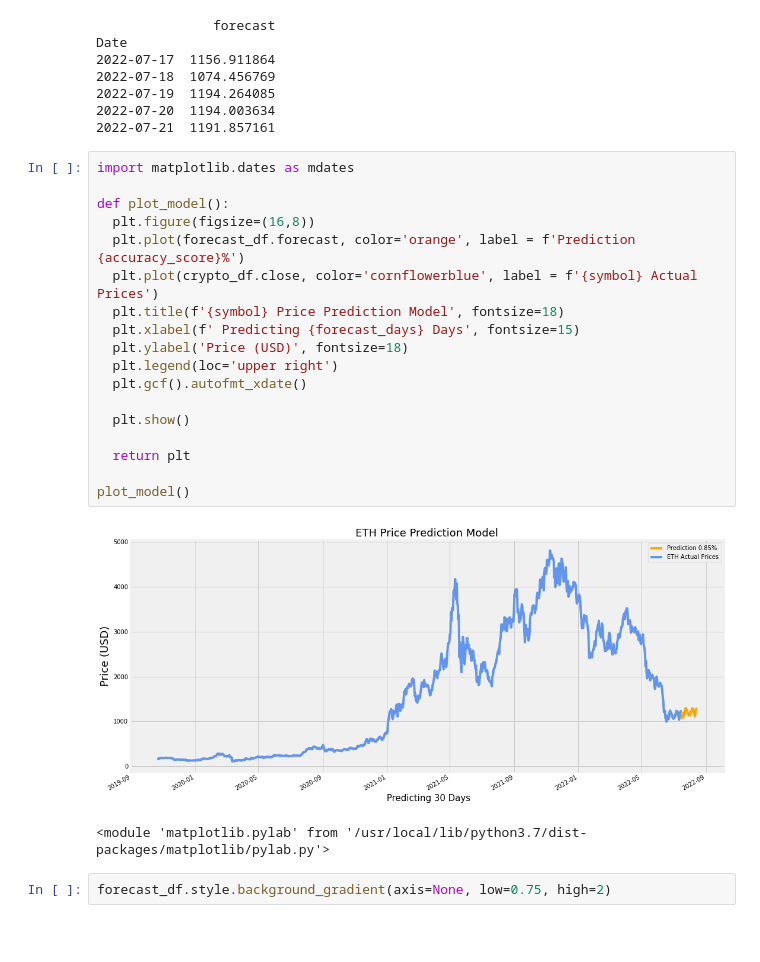
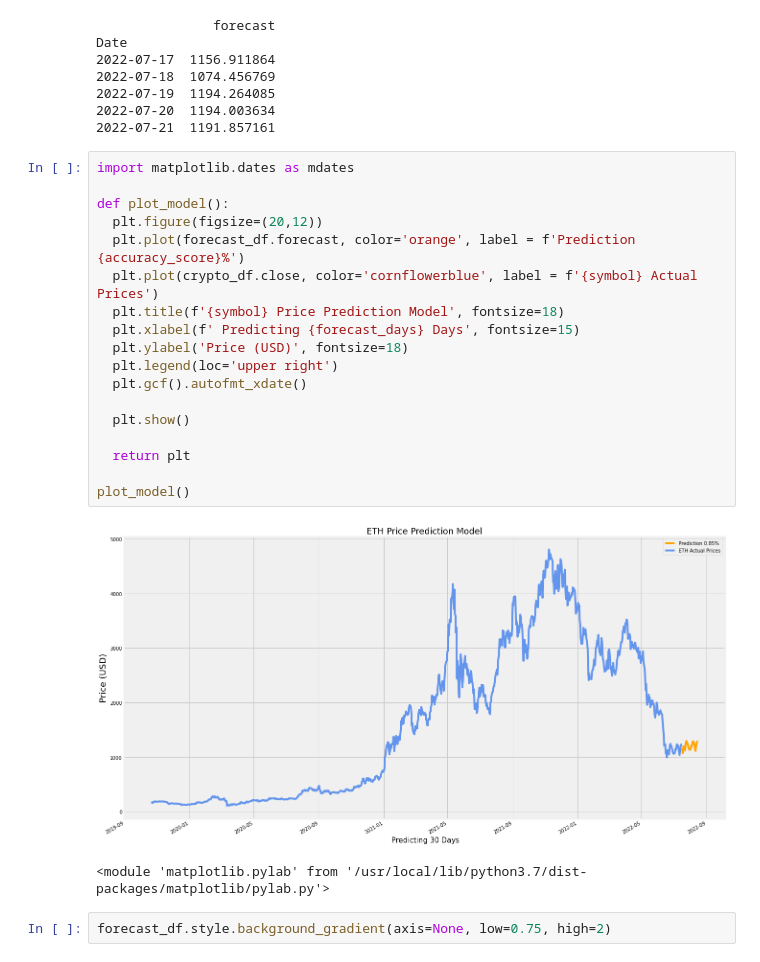
Before and after one commit to rudycav/Digital-Assets-Prediction-Model, a Jupyter notebook: Project/ Crypto_forecast_model.ipynb, the cells around one changed output. Drawn from its saved outputs; the diff is of its cells as text; blank space fills up the shorter version.

```diff
--- a/Project/ Crypto_forecast_model.ipynb
+++ b/Project/ Crypto_forecast_model.ipynb
@@ -186,23 +186,23 @@ Date
 # %%
 import matplotlib.dates as mdates
 
 def plot_model():
-  plt.figure(figsize=(16,8))
+  plt.figure(figsize=(20,12))
   plt.plot(forecast_df.forecast, color='orange', label = f'Prediction {accuracy_score}%')
   plt.plot(crypto_df.close, color='cornflowerblue', label = f'{symbol} Actual Prices')
   plt.title(f'{symbol} Price Prediction Model', fontsize=18)
   plt.xlabel(f' Predicting {forecast_days} Days', fontsize=15)
   plt.ylabel('Price (USD)', fontsize=18)
   plt.legend(loc='upper right')
   plt.gcf().autofmt_xdate()
 
   plt.show()
 
   return plt
 
 plot_model()
 # %% [output]
-[figure, old version]
+[figure, new version]
 <module 'matplotlib.pylab' from '/usr/local/lib/python3.7/dist-packages/matplotlib/pylab.py'>
 # %%
 forecast_df.style.background_gradient(axis=None, low=0.75, high=2)
```
